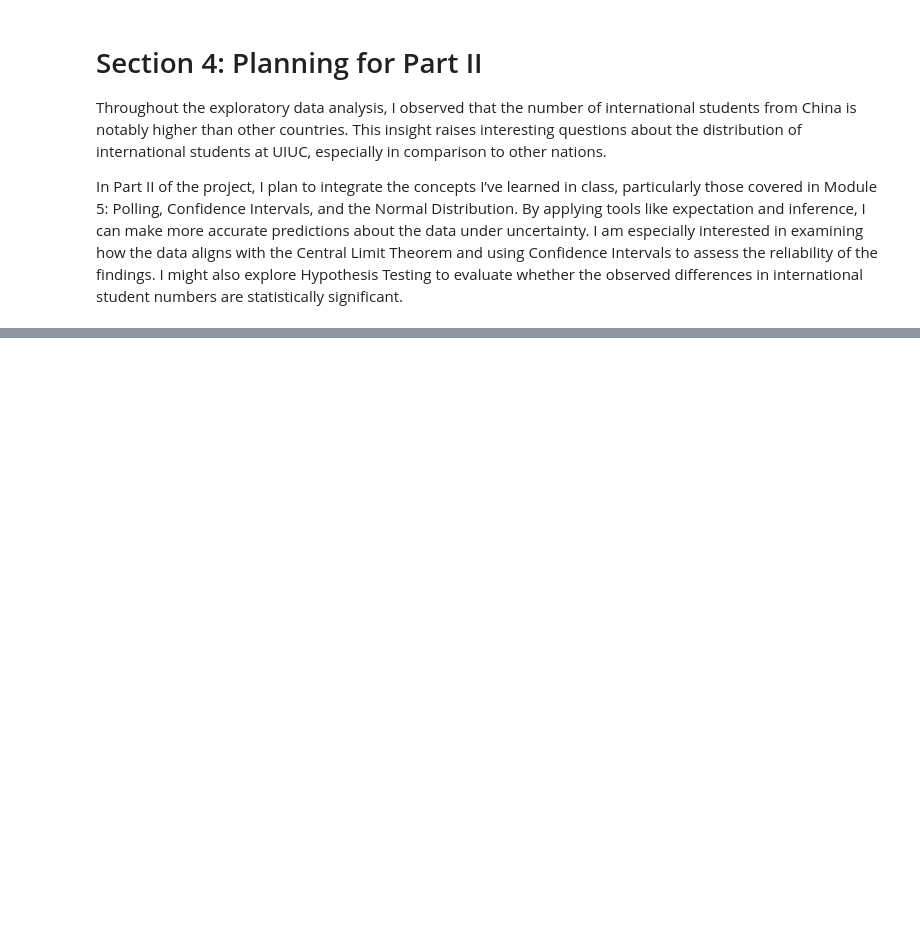
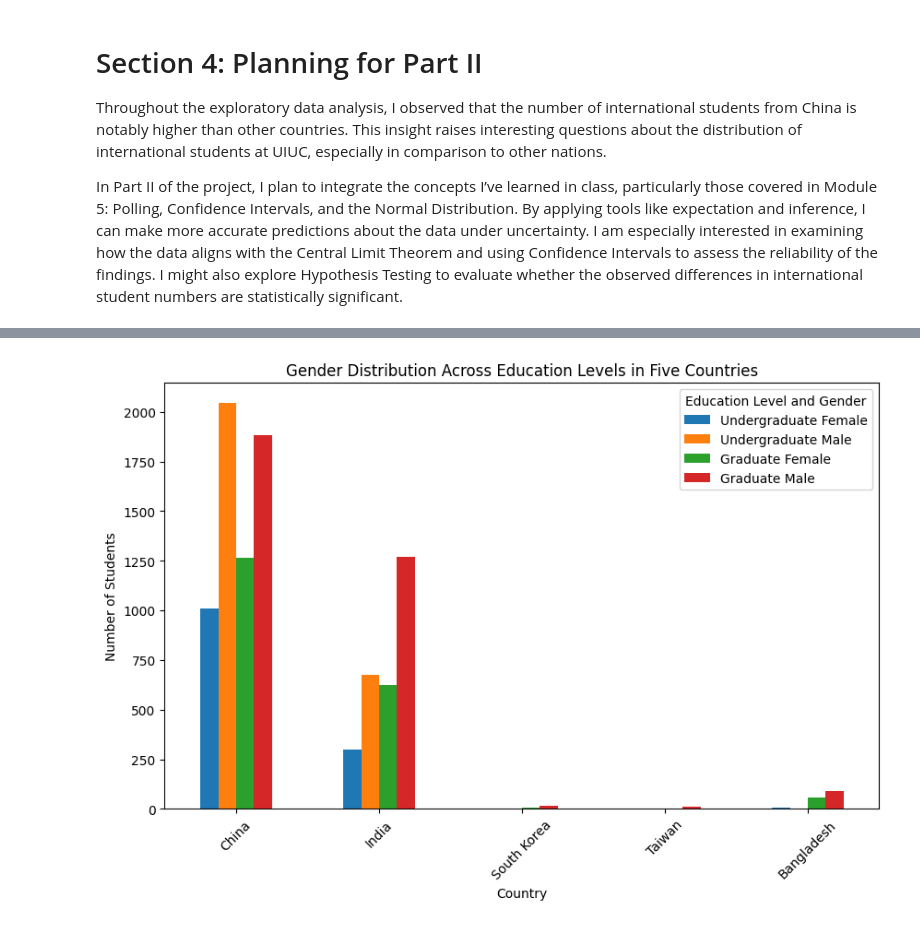
Before and after one commit to 168904578/hongyuq2, a Jupyter notebook: project2/project2.ipynb, the cells around one changed output, grey strips where cells are left out. Drawn from its saved outputs; the diff is of its cells as text; code cells hidden in the pictures; blank space fills up the shorter version.

```diff
--- a/project2/project2.ipynb
+++ b/project2/project2.ipynb
@@ -166,0 +255,18 @@ In Part II of the project, I plan to integrate the concepts I’ve learned in cl
+# %%
+import matplotlib.pyplot as plt
+gender_data = {
+    "COUNTRY": ["China", "India", "South Korea", "Taiwan", "Bangladesh"],
+    "Undergraduate Female": [1009, 301, 0, 0, 5],
+    "Undergraduate Male": [2043, 676, 1, 2, 1],
+    "Graduate Female": [1267, 626, 5, 3, 58],
+    "Graduate Male": [1882, 1270, 17, 11, 89],
+}
+gender_df = pd.DataFrame(gender_data)
+gender_df.set_index('COUNTRY').plot(kind='bar', stacked=False, figsize=(10,6))
+plt.title('Gender Distribution Across Education Levels in Five Countries')
+plt.xlabel('Country')
+plt.ylabel('Number of Students')
+plt.xticks(rotation=45)
+plt.legend(title='Education Level and Gender')
+plt
+# %% [output]
@@ -166,0 +274 @@ In Part II of the project, I plan to integrate the concepts I’ve learned in cl
+[figure, added]
```
Also changed, not shown: parts of 24 cells of this notebook, 1 other file.
